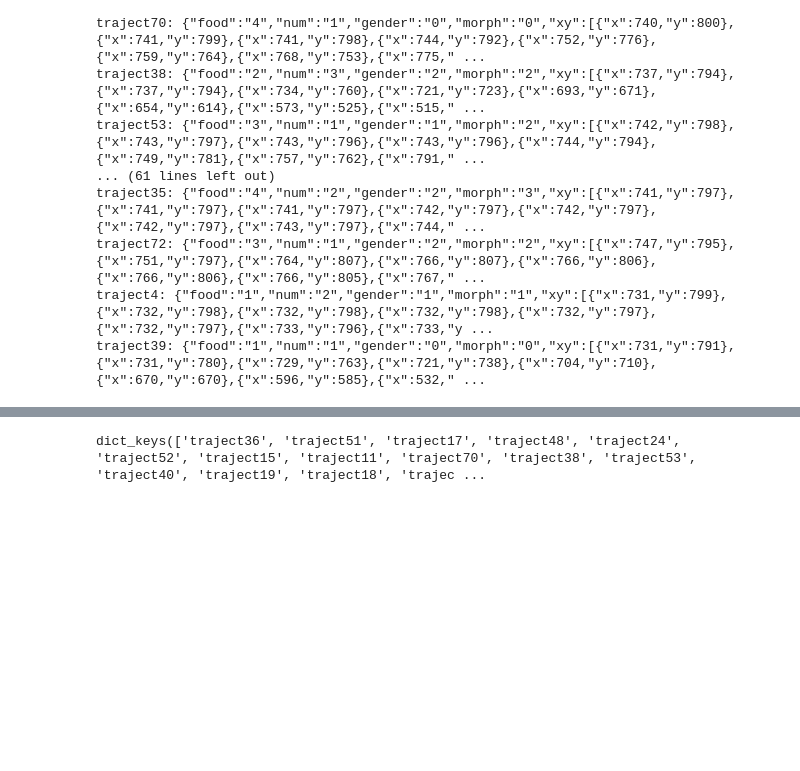
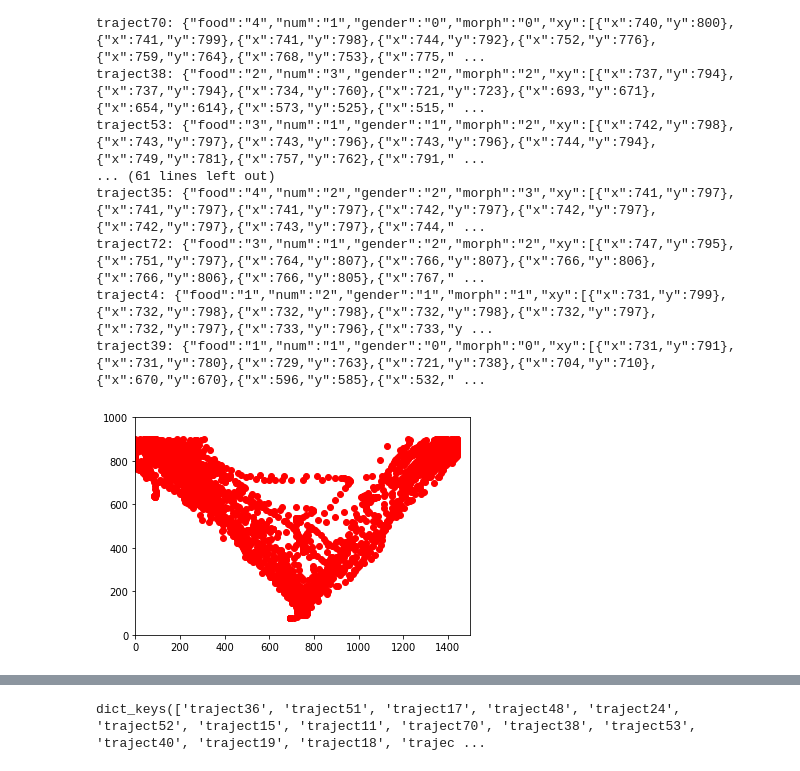
Before and after one commit to cs279-HW2/Controlled-Experiments, a Jupyter notebook: script.ipynb, the cells around one changed output, grey strips where cells are left out. Cells and saved outputs as stored; diff of their text form; code cells hidden in the pictures; blank space fills up the shorter version.

```diff
--- a/script.ipynb
+++ b/script.ipynb
@@ -211,0 +218,17 @@ with open("./result/margo-result.txt", "rb") as inputfile:
+# %%
+import matplotlib.pyplot as plt
+for key, value in testResult.items():
+    #print (key + ': ' + value)
+    all_dict = json.loads(value)
+    xy_dict = all_dict['xy']
+    xs = []
+    ys = []
+    for i in xy_dict:
+        xs.append(i['x'])
+        ys.append(900-i['y'])
+    plt.xlim(xmax=1500,xmin=0)
+    plt.ylim(ymax=1000,ymin=0)
+    plt.plot(xs, ys,'ro')
+plt.show()
+# %% [output]
+[figure, added]
```
Also changed, not shown: parts of 5 cells of this notebook.
